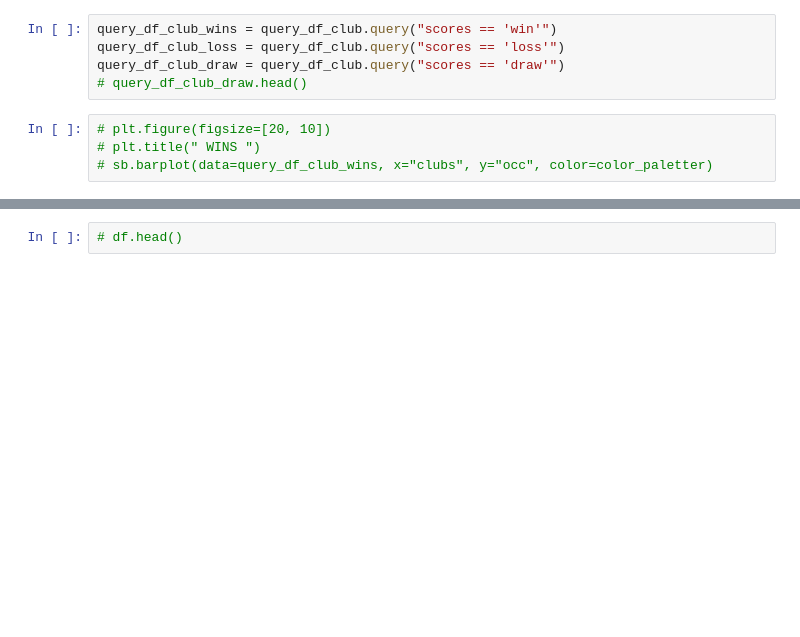
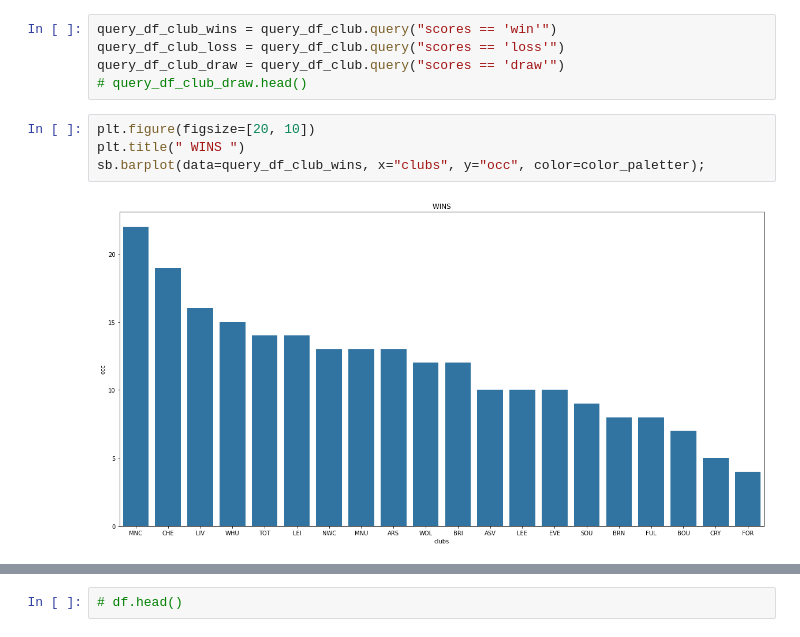
Before and after one commit to nicmodan/gambling-prediction-app, a Jupyter notebook: wranggling&predicting_data.ipynb, the cells around one changed output, grey strips where cells are left out. Drawn from its saved outputs; the diff is of its cells as text; blank space fills up the shorter version.

```diff
--- a/wranggling&predicting_data.ipynb
+++ b/wranggling&predicting_data.ipynb
@@ -300,7 +304,9 @@ query_df_club_loss = query_df_club.query("scores == 'loss'")
 query_df_club_draw = query_df_club.query("scores == 'draw'")
 # query_df_club_draw.head()
 # %%
-# plt.figure(figsize=[20, 10])
-# plt.title(" WINS ")
-# sb.barplot(data=query_df_club_wins, x="clubs", y="occ", color=color_paletter)
+plt.figure(figsize=[20, 10])
+plt.title(" WINS ")
+sb.barplot(data=query_df_club_wins, x="clubs", y="occ", color=color_paletter);
+# %% [output]
+[figure, added]
 # %%
```
Also changed, not shown: parts of 73 cells of this notebook.
